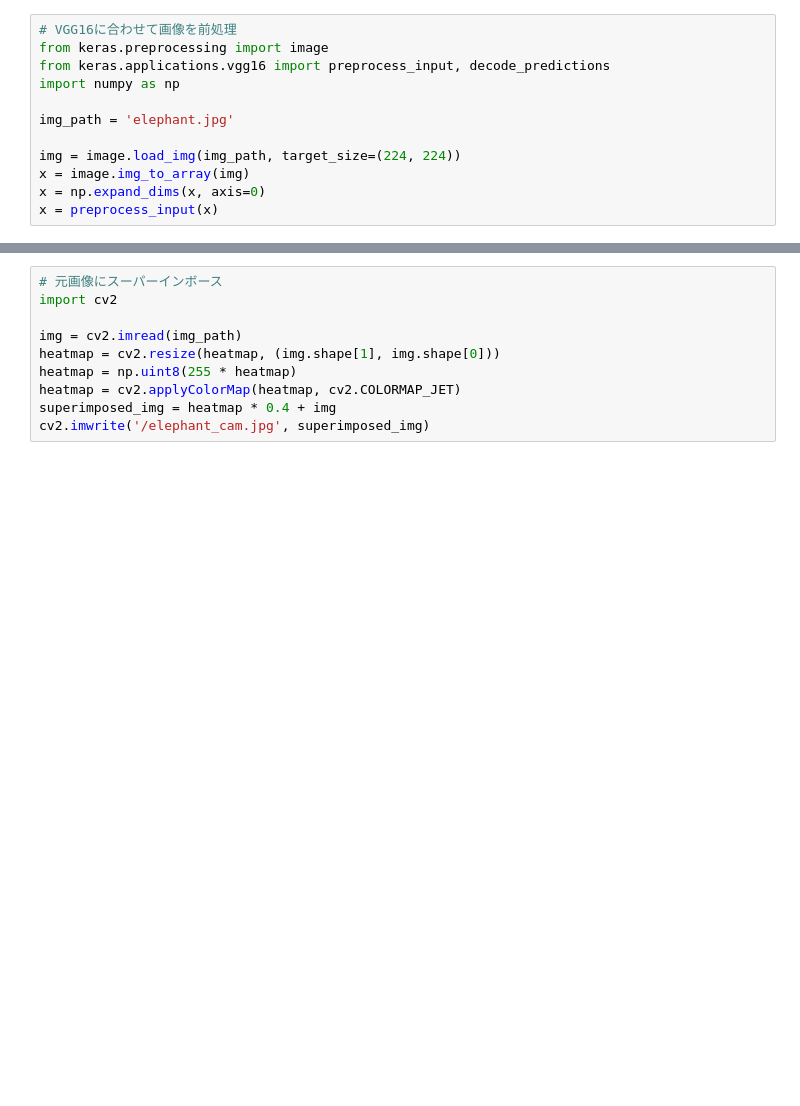
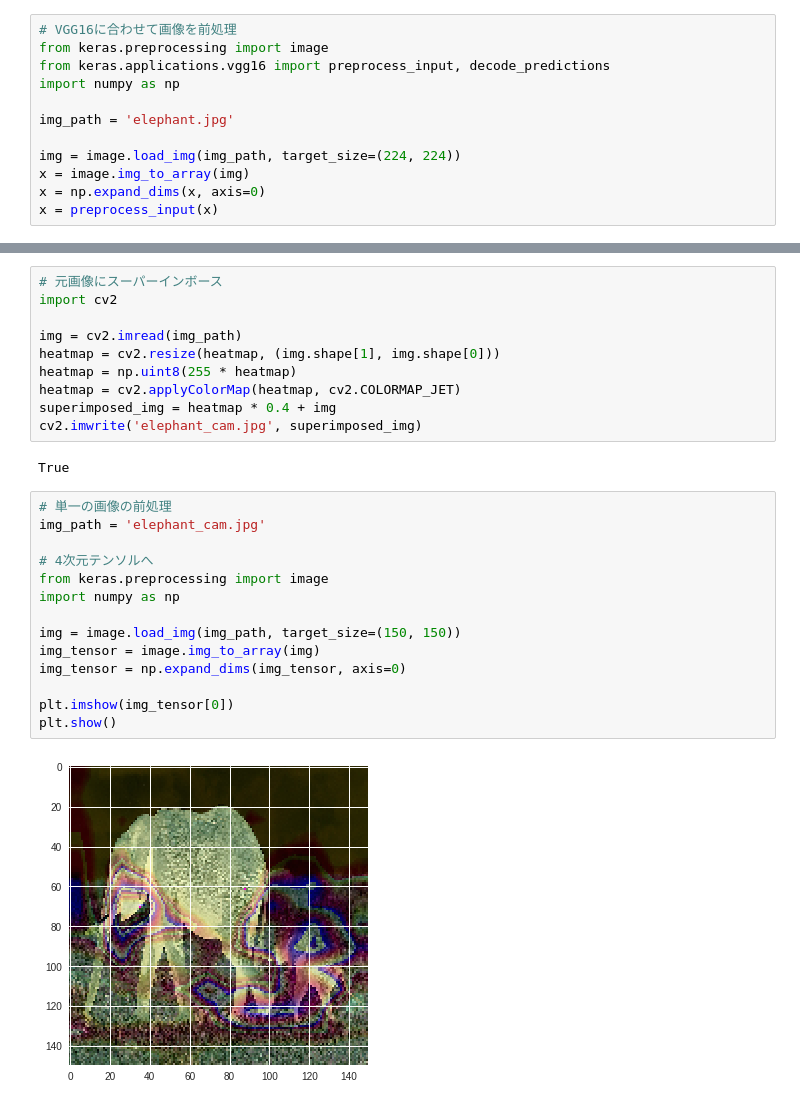
Before and after one commit to naopiyo23/deeplearning-tensorflow-keras, a Jupyter notebook: 5.4.ipynb, the cells around one changed output, grey strips where cells are left out. Saved outputs shown, nothing was run; the diff lists cells and outputs as text; blank space fills up the shorter version.

```diff
--- a/5.4.ipynb
+++ b/5.4.ipynb
@@ -310,4 +323,22 @@ heatmap = cv2.resize(heatmap, (img.shape[1], img.shape[0]))
 heatmap = np.uint8(255 * heatmap)
 heatmap = cv2.applyColorMap(heatmap, cv2.COLORMAP_JET)
 superimposed_img = heatmap * 0.4 + img
-cv2.imwrite('/elephant_cam.jpg', superimposed_img)
+cv2.imwrite('elephant_cam.jpg', superimposed_img)
+# %% [output]
+True
+# %%
+# 単一の画像の前処理
+img_path = 'elephant_cam.jpg'
+
+# 4次元テンソルへ
+from keras.preprocessing import image
+import numpy as np
+
+img = image.load_img(img_path, target_size=(150, 150))
+img_tensor = image.img_to_array(img)
+img_tensor = np.expand_dims(img_tensor, axis=0)
+
+plt.imshow(img_tensor[0])
+plt.show()
+# %% [output]
+[figure, added]
```
Also changed, not shown: parts of 6 cells of this notebook.
